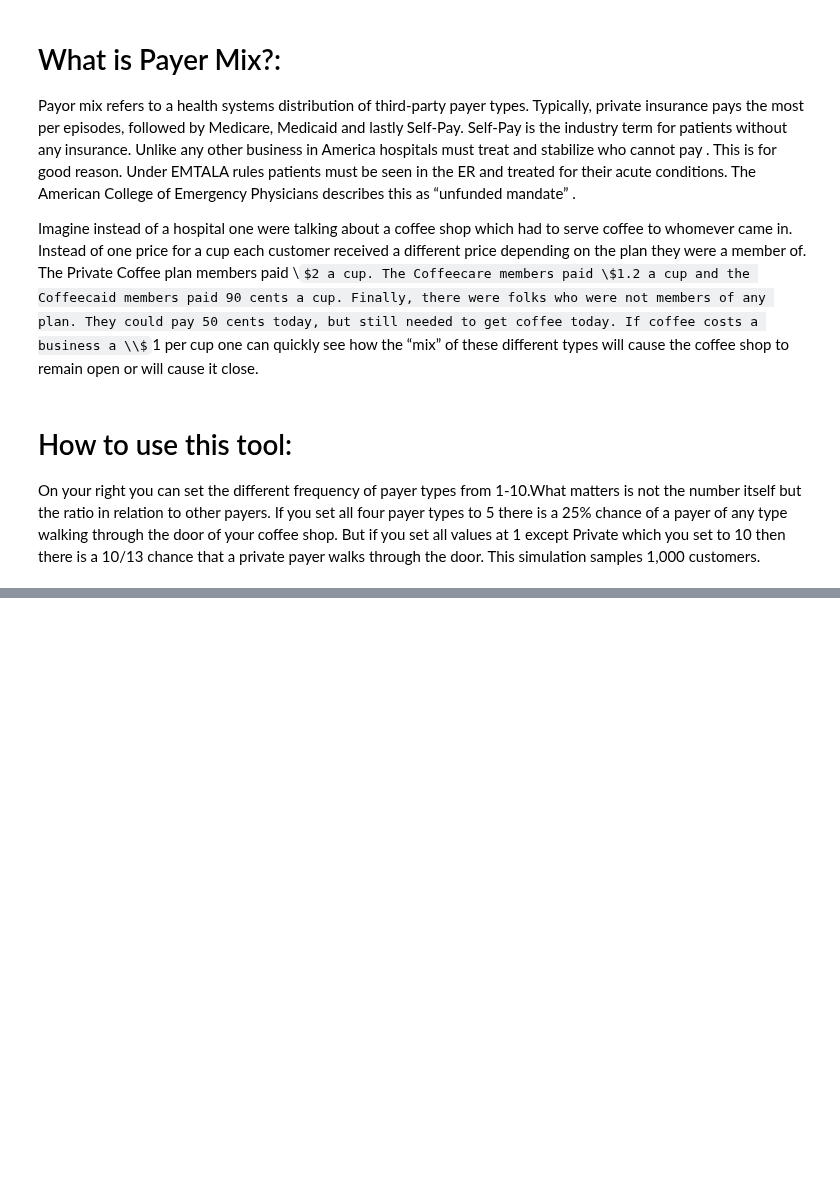
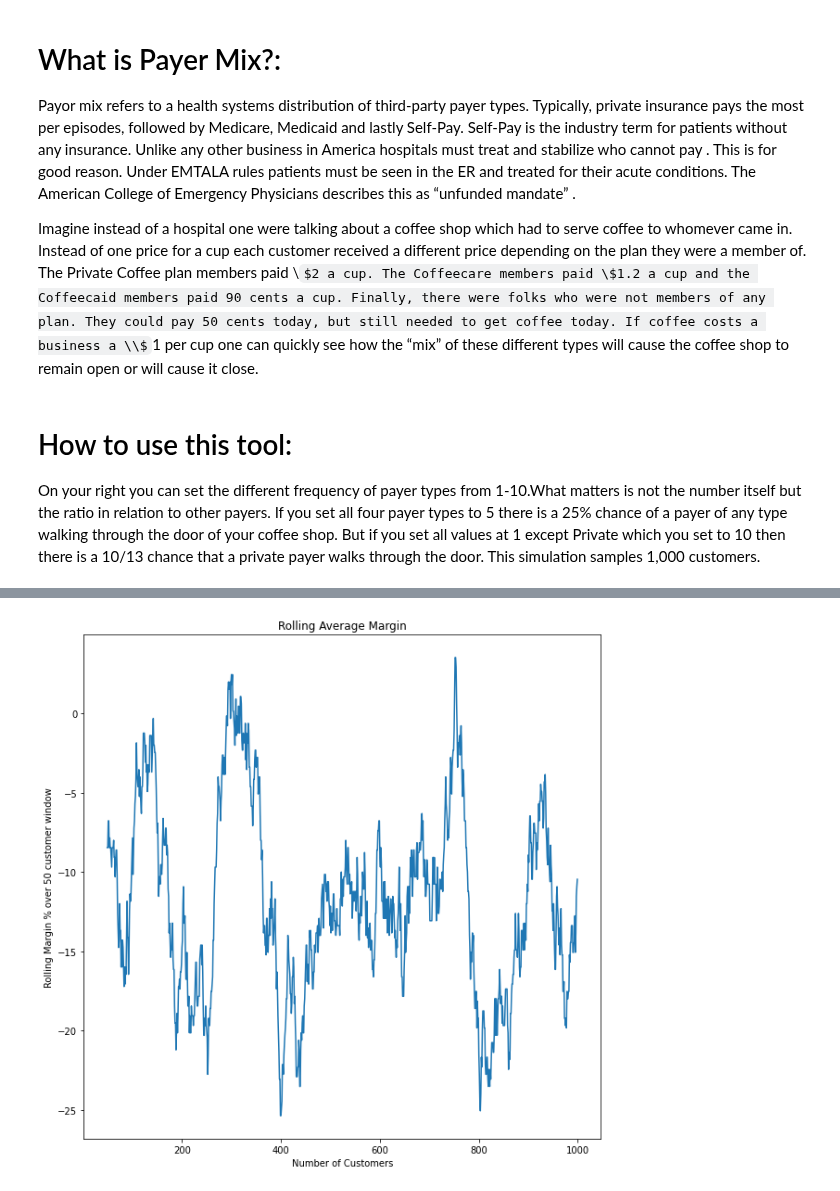
Before and after one commit to friendm/mercury-demo-notebooks, a Jupyter notebook: payer_mix.ipynb, the cells around one changed output, grey strips where cells are left out. Saved outputs shown, nothing was run; the diff lists cells and outputs as text; code cells hidden in the pictures; some formulas as TeX source; blank space fills up the shorter version.

```diff
--- a/payer_mix.ipynb
+++ b/payer_mix.ipynb
@@ -149,0 +161,8 @@ df['gain_loss'].cumsum().plot(ylabel="Profit and Loss",xlabel="Number of Custome
+# %%
+df['Margin'].rolling(50).mean().plot(ylabel="Rolling Margin % over 50 customer window",xlabel="Number of Customers",
+                                     title="Rolling Average Margin",figsize=(10,10)
+
+
+                                    );
+# %% [output]
+[figure, added]
```
Also changed, not shown: parts of 8 cells of this notebook.
